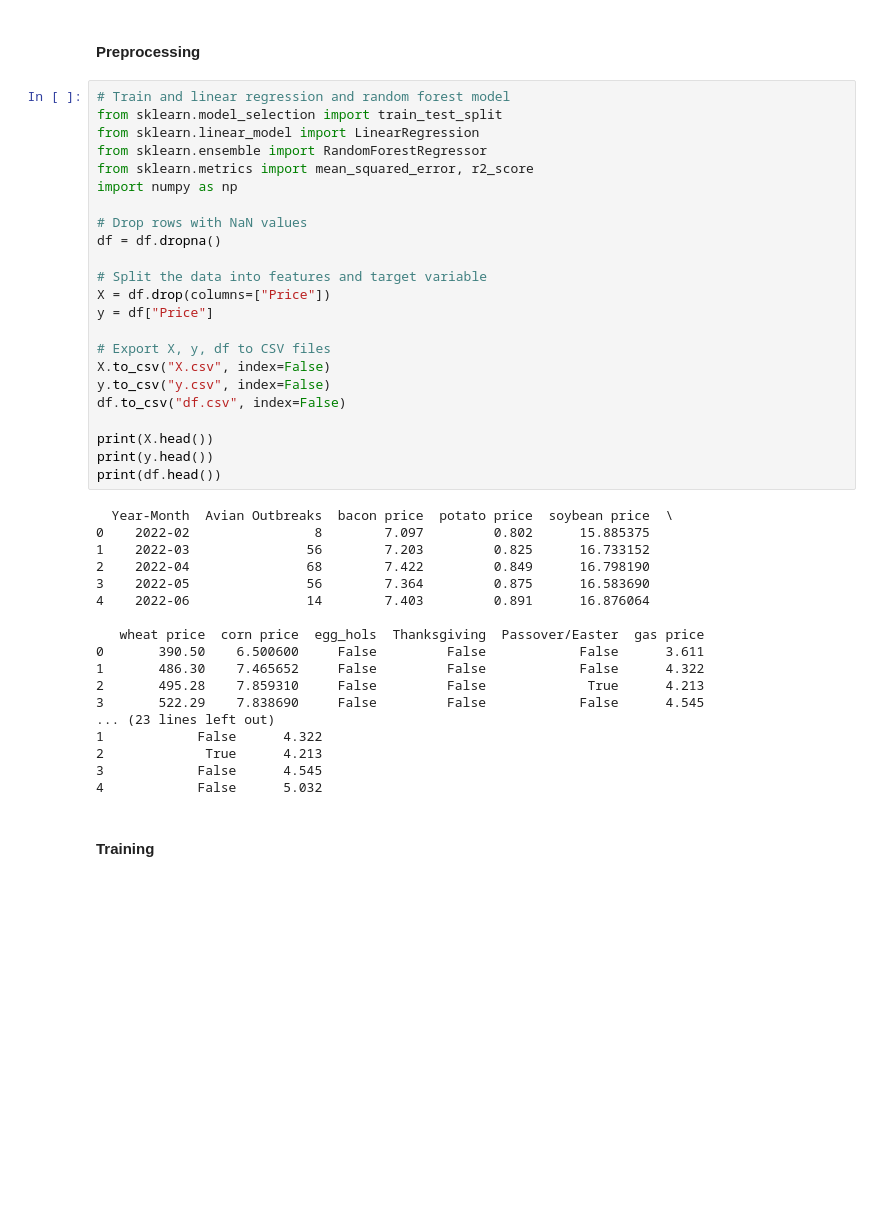
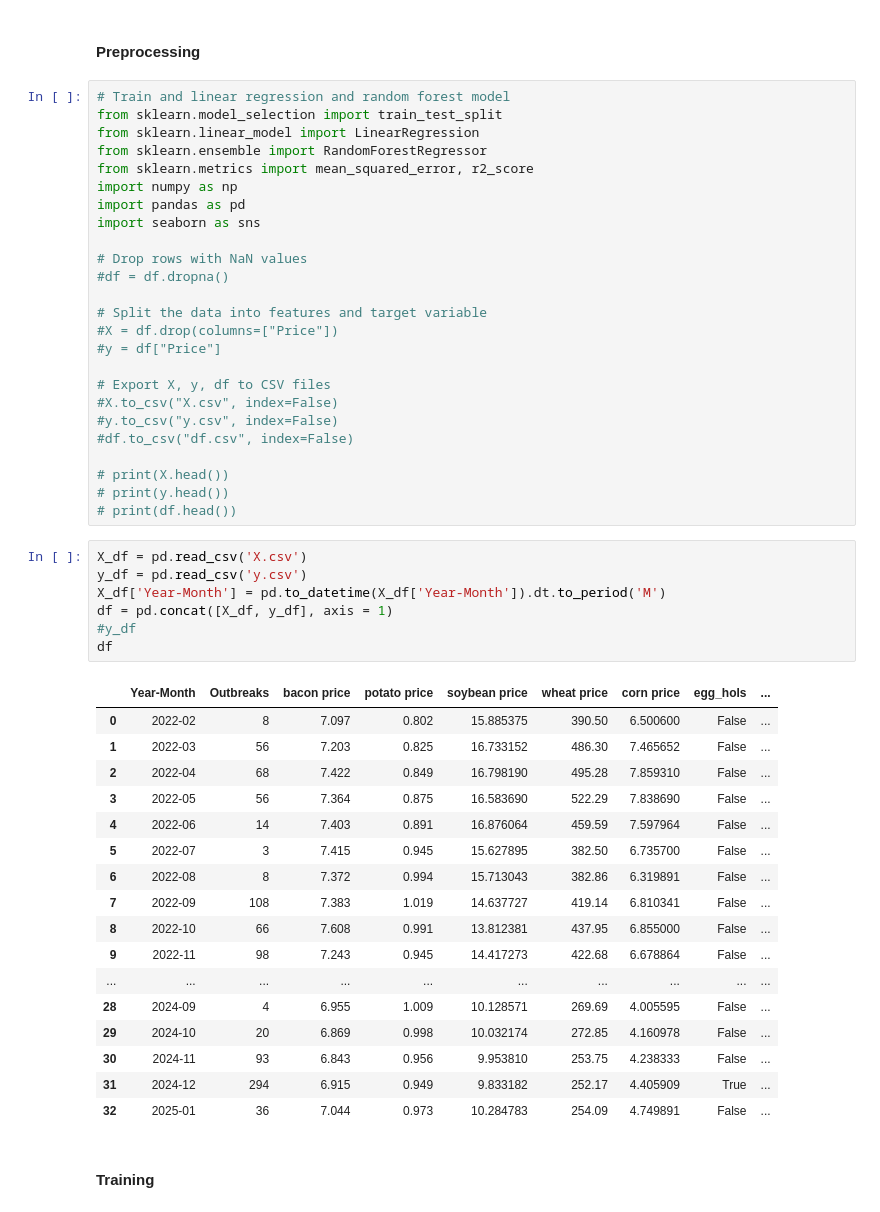
Before and after one commit to xeniachen-01/142a-eggs, a Jupyter notebook: project.ipynb, the cells around one changed output. Drawn from its saved outputs; the diff is of its cells as text; blank space fills up the shorter version.

```diff
--- a/project.ipynb
+++ b/project.ipynb
@@ -9,40 +9,49 @@ from sklearn.linear_model import LinearRegression
 from sklearn.ensemble import RandomForestRegressor
 from sklearn.metrics import mean_squared_error, r2_score
 import numpy as np
+import pandas as pd
+import seaborn as sns
 
 # Drop rows with NaN values
-df = df.dropna()
+#df = df.dropna()
 
 # Split the data into features and target variable
-X = df.drop(columns=["Price"])
-y = df["Price"]
+#X = df.drop(columns=["Price"])
+#y = df["Price"]
 
 # Export X, y, df to CSV files
-X.to_csv("X.csv", index=False)
-y.to_csv("y.csv", index=False)
-df.to_csv("df.csv", index=False)
+#X.to_csv("X.csv", index=False)
+#y.to_csv("y.csv", index=False)
+#df.to_csv("df.csv", index=False)
 
-print(X.head())
-print(y.head())
-print(df.head())
+# print(X.head())
+# print(y.head())
+# print(df.head())
-# %% [output]
-  Year-Month  Avian Outbreaks  bacon price  potato price  soybean price  \
-0    2022-02                8        7.097         0.802      15.885375
-1    2022-03               56        7.203         0.825      16.733152
-2    2022-04               68        7.422         0.849      16.798190
-3    2022-05               56        7.364         0.875      16.583690
-4    2022-06               14        7.403         0.891      16.876064
-
-   wheat price  corn price  egg_hols  Thanksgiving  Passover/Easter  gas price
-0       390.50    6.500600     False         False            False      3.611
-1       486.30    7.465652     False         False            False      4.322
-2       495.28    7.859310     False         False             True      4.213
-3       522.29    7.838690     False         False            False      4.545
-... (23 lines left out)
-1            False      4.322
-2             True      4.213
-3            False      4.545
-4            False      5.032
+# %%
+X_df = pd.read_csv('X.csv')
+y_df = pd.read_csv('y.csv')
+X_df['Year-Month'] = pd.to_datetime(X_df['Year-Month']).dt.to_period('M')
+df = pd.concat([X_df, y_df], axis = 1)
+#y_df
+df
+# %% [output]
+|  | Year-Month | Outbreaks | bacon price | potato price | soybean price | wheat price | corn price | egg_hols | ... |
+| 0 | 2022-02 | 8 | 7.097 | 0.802 | 15.885375 | 390.50 | 6.500600 | False | ... |
+| 1 | 2022-03 | 56 | 7.203 | 0.825 | 16.733152 | 486.30 | 7.465652 | False | ... |
+| 2 | 2022-04 | 68 | 7.422 | 0.849 | 16.798190 | 495.28 | 7.859310 | False | ... |
+| 3 | 2022-05 | 56 | 7.364 | 0.875 | 16.583690 | 522.29 | 7.838690 | False | ... |
+| 4 | 2022-06 | 14 | 7.403 | 0.891 | 16.876064 | 459.59 | 7.597964 | False | ... |
+| 5 | 2022-07 | 3 | 7.415 | 0.945 | 15.627895 | 382.50 | 6.735700 | False | ... |
+| 6 | 2022-08 | 8 | 7.372 | 0.994 | 15.713043 | 382.86 | 6.319891 | False | ... |
+| 7 | 2022-09 | 108 | 7.383 | 1.019 | 14.637727 | 419.14 | 6.810341 | False | ... |
+| 8 | 2022-10 | 66 | 7.608 | 0.991 | 13.812381 | 437.95 | 6.855000 | False | ... |
+| 9 | 2022-11 | 98 | 7.243 | 0.945 | 14.417273 | 422.68 | 6.678864 | False | ... |
+| ... | ... | ... | ... | ... | ... | ... | ... | ... | ... |
+| 28 | 2024-09 | 4 | 6.955 | 1.009 | 10.128571 | 269.69 | 4.005595 | False | ... |
+| 29 | 2024-10 | 20 | 6.869 | 0.998 | 10.032174 | 272.85 | 4.160978 | False | ... |
+| 30 | 2024-11 | 93 | 6.843 | 0.956 | 9.953810 | 253.75 | 4.238333 | False | ... |
+| 31 | 2024-12 | 294 | 6.915 | 0.949 | 9.833182 | 252.17 | 4.405909 | True | ... |
+| 32 | 2025-01 | 36 | 7.044 | 0.973 | 10.284783 | 254.09 | 4.749891 | False | ... |
 # %% [markdown]
 #### Training
 # %%
```
Also changed, not shown: parts of 3 cells of this notebook.
